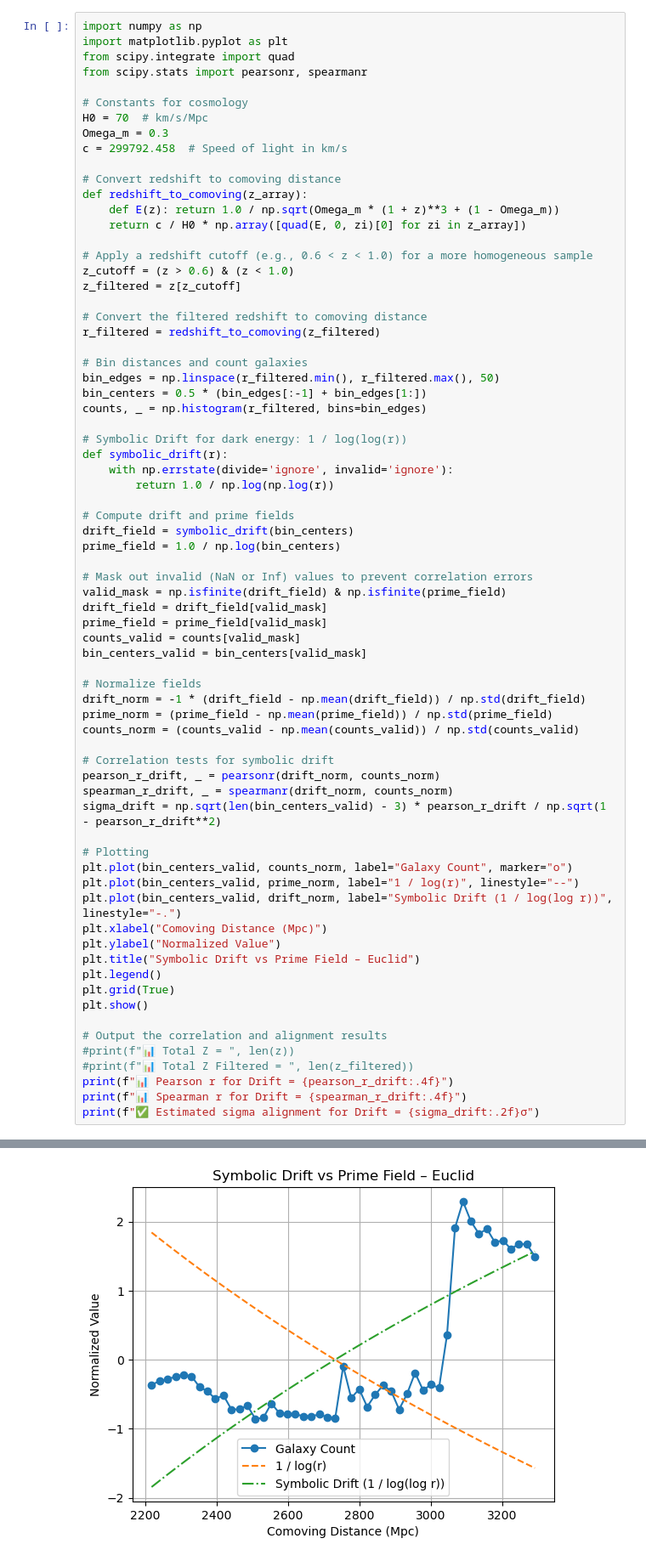
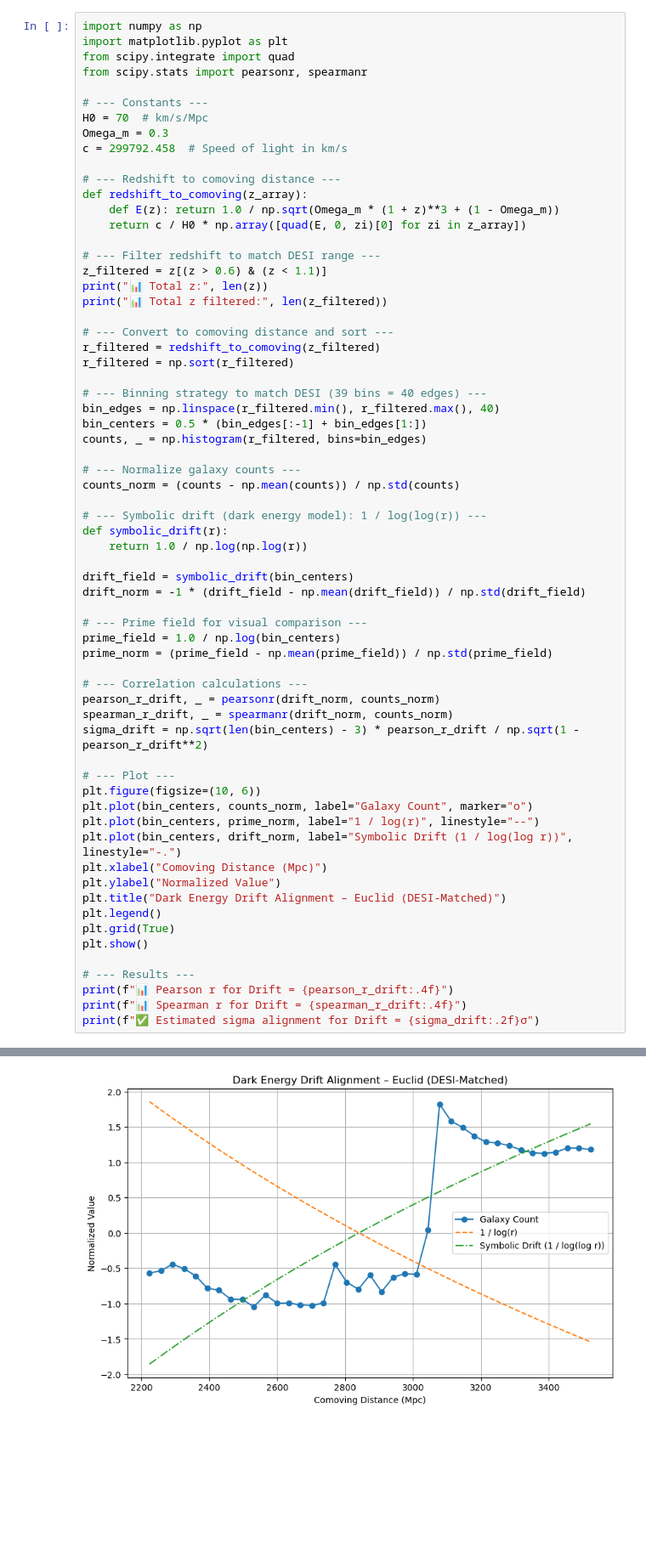
Before and after one commit to phuctruong/if, a Jupyter notebook: dark-energy-proof-euclid-galaxy-data.ipynb, the cells around one changed output, grey strips where cells are left out. Shown at 85% size. Saved outputs shown, nothing was run; the diff lists cells and outputs as text; blank space fills up the shorter version.

Commit message:
Added dark energy test

```diff
--- a/dark-energy-proof-euclid-galaxy-data.ipynb
+++ b/dark-energy-proof-euclid-galaxy-data.ipynb
@@ -302,68 +284,62 @@ import matplotlib.pyplot as plt
 from scipy.integrate import quad
 from scipy.stats import pearsonr, spearmanr
 
-# Constants for cosmology
+# --- Constants ---
 H0 = 70  # km/s/Mpc
 Omega_m = 0.3
 c = 299792.458  # Speed of light in km/s
 
-# Convert redshift to comoving distance
+# --- Redshift to comoving distance ---
 def redshift_to_comoving(z_array):
     def E(z): return 1.0 / np.sqrt(Omega_m * (1 + z)**3 + (1 - Omega_m))
     return c / H0 * np.array([quad(E, 0, zi)[0] for zi in z_array])
 
-# Apply a redshift cutoff (e.g., 0.6 < z < 1.0) for a more homogeneous sample
-z_cutoff = (z > 0.6) & (z < 1.0)
-z_filtered = z[z_cutoff]
+# --- Filter redshift to match DESI range ---
+z_filtered = z[(z > 0.6) & (z < 1.1)]
+print("📊 Total z:", len(z))
+print("📊 Total z filtered:", len(z_filtered))
 
-# Convert the filtered redshift to comoving distance
+# --- Convert to comoving distance and sort ---
 r_filtered = redshift_to_comoving(z_filtered)
+r_filtered = np.sort(r_filtered)
 
-# Bin distances and count galaxies
-bin_edges = np.linspace(r_filtered.min(), r_filtered.max(), 50)
+# --- Binning strategy to match DESI (39 bins = 40 edges) ---
+bin_edges = np.linspace(r_filtered.min(), r_filtered.max(), 40)
 bin_centers = 0.5 * (bin_edges[:-1] + bin_edges[1:])
 counts, _ = np.histogram(r_filtered, bins=bin_edges)
 
-# Symbolic Drift for dark energy: 1 / log(log(r))
+# --- Normalize galaxy counts ---
+counts_norm = (counts - np.mean(counts)) / np.std(counts)
+
+# --- Symbolic drift (dark energy model): 1 / log(log(r)) ---
 def symbolic_drift(r):
-    with np.errstate(divide='ignore', invalid='ignore'):
-        return 1.0 / np.log(np.log(r))
+    return 1.0 / np.log(np.log(r))
 
-# Compute drift and prime fields
 drift_field = symbolic_drift(bin_centers)
+drift_norm = -1 * (drift_field - np.mean(drift_field)) / np.std(drift_field)
+
+# --- Prime field for visual comparison ---
 prime_field = 1.0 / np.log(bin_centers)
+prime_norm = (prime_field - np.mean(prime_field)) / np.std(prime_field)
 
-# Mask out invalid (NaN or Inf) values to prevent correlation errors
-valid_mask = np.isfinite(drift_field) & np.isfinite(prime_field)
-drift_field = drift_field[valid_mask]
-prime_field = prime_field[valid_mask]
-counts_valid = counts[valid_mask]
-bin_centers_valid = bin_centers[valid_mask]
-
-# Normalize fields
-drift_norm = -1 * (drift_field - np.mean(drift_field)) / np.std(drift_field)
-prime_norm = (prime_field - np.mean(prime_field)) / np.std(prime_field)
-counts_norm = (counts_valid - np.mean(counts_valid)) / np.std(counts_valid)
-
-# Correlation tests for symbolic drift
+# --- Correlation calculations ---
 pearson_r_drift, _ = pearsonr(drift_norm, counts_norm)
 spearman_r_drift, _ = spearmanr(drift_norm, counts_norm)
-sigma_drift = np.sqrt(len(bin_centers_valid) - 3) * pearson_r_drift / np.sqrt(1 - pearson_r_drift**2)
+sigma_drift = np.sqrt(len(bin_centers) - 3) * pearson_r_drift / np.sqrt(1 - pearson_r_drift**2)
 
-# Plotting
-plt.plot(bin_centers_valid, counts_norm, label="Galaxy Count", marker="o")
-plt.plot(bin_centers_valid, prime_norm, label="1 / log(r)", linestyle="--")
-plt.plot(bin_centers_valid, drift_norm, label="Symbolic Drift (1 / log(log r))", linestyle="-.")
+# --- Plot ---
+plt.figure(figsize=(10, 6))
+plt.plot(bin_centers, counts_norm, label="Galaxy Count", marker="o")
+plt.plot(bin_centers, prime_norm, label="1 / log(r)", linestyle="--")
+plt.plot(bin_centers, drift_norm, label="Symbolic Drift (1 / log(log r))", linestyle="-.")
 plt.xlabel("Comoving Distance (Mpc)")
 plt.ylabel("Normalized Value")
-plt.title("Symbolic Drift vs Prime Field – Euclid")
+plt.title("Dark Energy Drift Alignment – Euclid (DESI-Matched)")
 plt.legend()
 plt.grid(True)
 plt.show()
 
-# Output the correlation and alignment results
-#print(f"📊 Total Z = ", len(z))
-#print(f"📊 Total Z Filtered = ", len(z_filtered))
+# --- Results ---
 print(f"📊 Pearson r for Drift = {pearson_r_drift:.4f}")
 print(f"📊 Spearman r for Drift = {spearman_r_drift:.4f}")
 print(f"✅ Estimated sigma alignment for Drift = {sigma_drift:.2f}σ")
@@ -371 +349 @@ print(f"✅ Estimated sigma alignment for Drift = {sigma_drift:.2f}σ")
-[figure, old version]
+[figure, new version]
```
Also changed, not shown: parts of 3 cells of this notebook.
